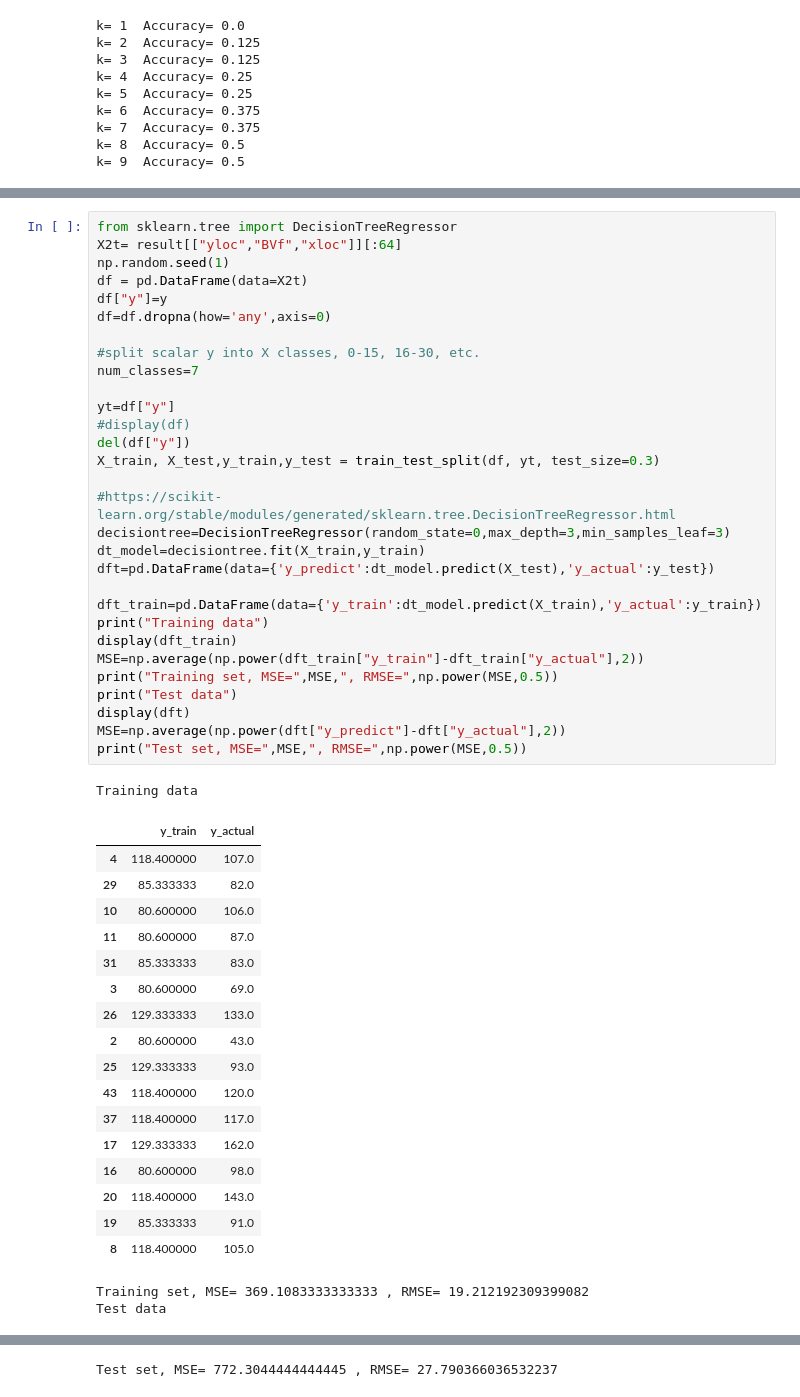
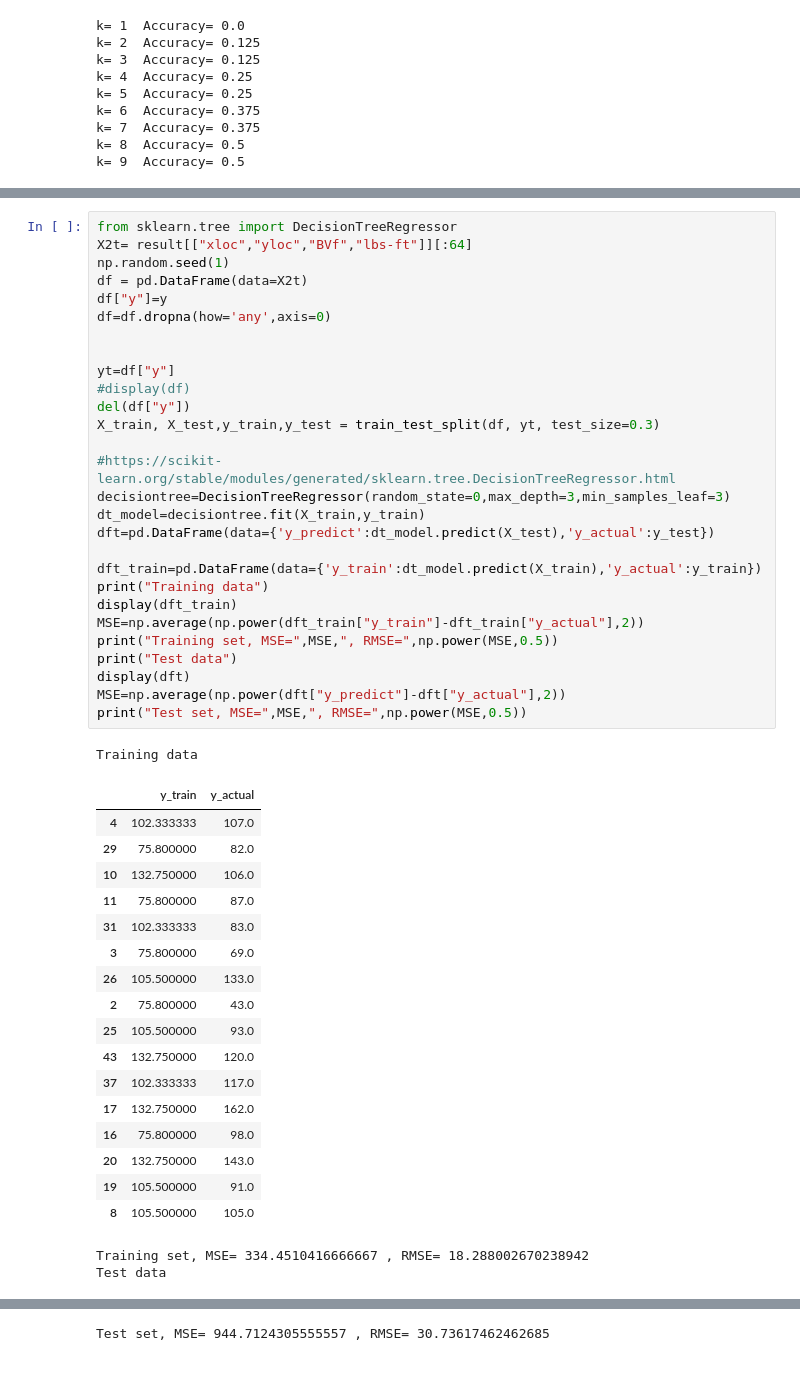
Before and after one commit to Md557/py-datasci, a Jupyter notebook: petroleum well analysis example/petroleum regression, CV, KNN analysis-CFF.ipynb, the cells around one changed output, grey strips where cells are left out. Drawn from its saved outputs; the diff is of its cells as text.

```diff
--- a/petroleum well analysis example/petroleum regression, CV, KNN analysis-CFF.ipynb
+++ b/petroleum well analysis example/petroleum regression, CV, KNN analysis-CFF.ipynb
@@ -1166,53 +1166,51 @@ k= 9  Accuracy= 0.5
 ### By default, the decision tree had too many branches and too few samples per leaf.  Test/train set results improved with use of max_depth=2,min_samples_leaf=3
 # %%
 from sklearn.tree import DecisionTreeRegressor
-X2t= result[["yloc","BVf","xloc"]][:64]
+X2t= result[["xloc","yloc","BVf","lbs-ft"]][:64]
 np.random.seed(1)
 df = pd.DataFrame(data=X2t)
 df["y"]=y
 df=df.dropna(how='any',axis=0)
 
-#split scalar y into X classes, 0-15, 16-30, etc.
-num_classes=7
 
 yt=df["y"]
 #display(df)
 del(df["y"])
 X_train, X_test,y_train,y_test = train_test_split(df, yt, test_size=0.3)
 
 #https://scikit-learn.org/stable/modules/generated/sklearn.tree.DecisionTreeRegressor.html
 decisiontree=DecisionTreeRegressor(random_state=0,max_depth=3,min_samples_leaf=3)
 dt_model=decisiontree.fit(X_train,y_train)
 dft=pd.DataFrame(data={'y_predict':dt_model.predict(X_test),'y_actual':y_test})
 
 dft_train=pd.DataFrame(data={'y_train':dt_model.predict(X_train),'y_actual':y_train})
 print("Training data")
 display(dft_train)
 MSE=np.average(np.power(dft_train["y_train"]-dft_train["y_actual"],2))
 print("Training set, MSE=",MSE,", RMSE=",np.power(MSE,0.5))
 print("Test data")
 display(dft)
 MSE=np.average(np.power(dft["y_predict"]-dft["y_actual"],2))
 print("Test set, MSE=",MSE,", RMSE=",np.power(MSE,0.5))
 # %% [output]
 Training data
 |  | y_train | y_actual |
-| 4 | 118.400000 | 107.0 |
-| 29 | 85.333333 | 82.0 |
-| 10 | 80.600000 | 106.0 |
-| 11 | 80.600000 | 87.0 |
-| 31 | 85.333333 | 83.0 |
-| 3 | 80.600000 | 69.0 |
-| 26 | 129.333333 | 133.0 |
-| 2 | 80.600000 | 43.0 |
-| 25 | 129.333333 | 93.0 |
-| 43 | 118.400000 | 120.0 |
-| 37 | 118.400000 | 117.0 |
-| 17 | 129.333333 | 162.0 |
-| 16 | 80.600000 | 98.0 |
-| 20 | 118.400000 | 143.0 |
-| 19 | 85.333333 | 91.0 |
-| 8 | 118.400000 | 105.0 |
+| 4 | 102.333333 | 107.0 |
+| 29 | 75.800000 | 82.0 |
+| 10 | 132.750000 | 106.0 |
+| 11 | 75.800000 | 87.0 |
+| 31 | 102.333333 | 83.0 |
+| 3 | 75.800000 | 69.0 |
+| 26 | 105.500000 | 133.0 |
+| 2 | 75.800000 | 43.0 |
+| 25 | 105.500000 | 93.0 |
+| 43 | 132.750000 | 120.0 |
+| 37 | 102.333333 | 117.0 |
+| 17 | 132.750000 | 162.0 |
+| 16 | 75.800000 | 98.0 |
+| 20 | 132.750000 | 143.0 |
+| 19 | 105.500000 | 91.0 |
+| 8 | 105.500000 | 105.0 |
-Training set, MSE= 369.1083333333333 , RMSE= 19.212192309399082
+Training set, MSE= 334.4510416666667 , RMSE= 18.288002670238942
 Test data
 |  | y_predict | y_actual |
@@ -1227,4 +1225,4 @@ Test data
-Test set, MSE= 772.3044444444445 , RMSE= 27.790366036532237
+Test set, MSE= 944.7124305555557 , RMSE= 30.73617462462685
 # %%
 #pip install pydotplus
 #pip install graphviz
```
Also changed, not shown: parts of 5 cells of this notebook.
